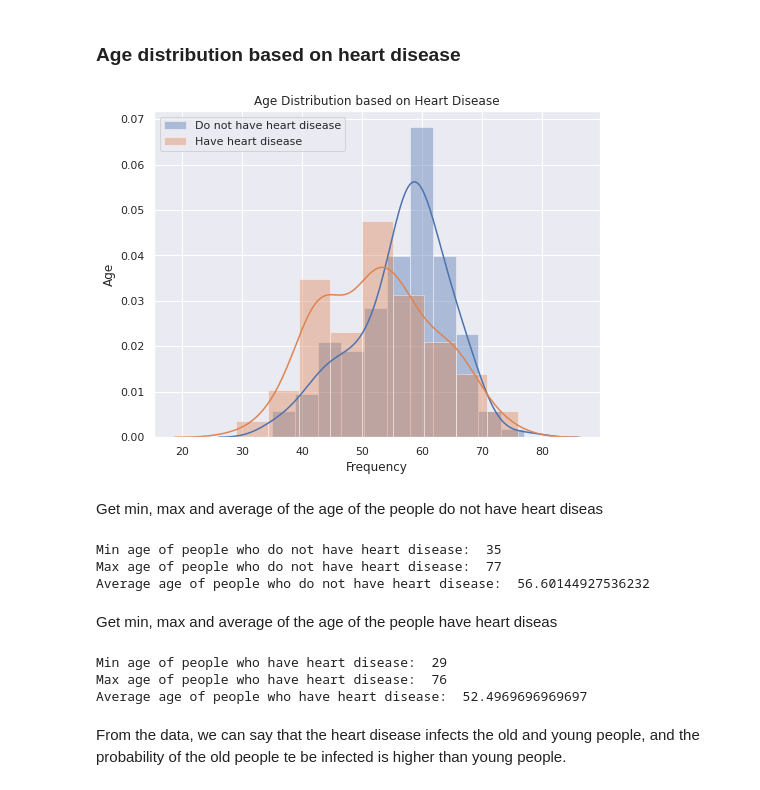
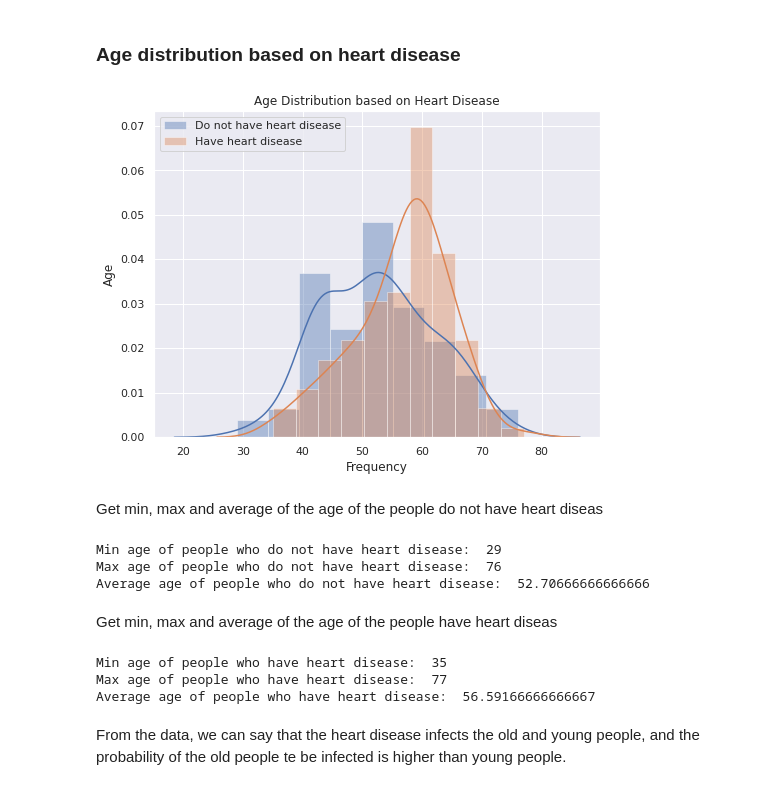
Before and after one commit to NamrathaHV/Heart_Disease_Prediction, a Jupyter notebook: Heart_Disease_Prediction.ipynb, the cells around one changed output. Drawn from its saved outputs; the diff is of its cells as text; code cells hidden in the pictures.

```diff
--- a/Heart_Disease_Prediction.ipynb
+++ b/Heart_Disease_Prediction.ipynb
@@ -387,35 +379,35 @@ Percentage of Male Patients:68.32%
 ### **Age distribution based on heart disease**
 # %%
 # Display age distribution based on heart disease
-sns.distplot(dataset[dataset['target'] == 0]['age'], label='Do not have heart disease')
-sns.distplot(dataset[dataset['target'] == 1]['age'], label = 'Have heart disease')
+sns.distplot(dataset[dataset['target'] == 1]['age'], label='Do not have heart disease')
+sns.distplot(dataset[dataset['target'] == 2]['age'], label = 'Have heart disease')
 plt.xlabel('Frequency')
 plt.ylabel('Age')
 plt.title('Age Distribution based on Heart Disease')
 plt.legend()
 plt.show()
 # %% [output]
-[figure, old version]
+[figure, new version]
 # %% [markdown]
 Get min, max and average of the age of the people do not have heart diseas
 # %%
-print('Min age of people who do not have heart disease: ', min(dataset[dataset['target'] == 0]['age']))
-print('Max age of people who do not have heart disease: ', max(dataset[dataset['target'] == 0]['age']))
-print('Average age of people who do not have heart disease: ', dataset[dataset['target'] == 0]['age'].mean())
+print('Min age of people who do not have heart disease: ', min(dataset[dataset['target'] == 1]['age']))
+print('Max age of people who do not have heart disease: ', max(dataset[dataset['target'] == 1]['age']))
+print('Average age of people who do not have heart disease: ', dataset[dataset['target'] == 1]['age'].mean())
 # %% [output]
-Min age of people who do not have heart disease:  35
-Max age of people who do not have heart disease:  77
-Average age of people who do not have heart disease:  56.60144927536232
+Min age of people who do not have heart disease:  29
+Max age of people who do not have heart disease:  76
+Average age of people who do not have heart disease:  52.70666666666666
 # %% [markdown]
 Get min, max and average of the age of the people have heart diseas
 # %%
-print('Min age of people who have heart disease: ', min(dataset[dataset['target'] == 1]['age']))
-print('Max age of people who have heart disease: ', max(dataset[dataset['target'] == 1]['age']))
-print('Average age of people who have heart disease: ', dataset[dataset['target'] == 1]['age'].mean())
+print('Min age of people who have heart disease: ', min(dataset[dataset['target'] == 2]['age']))
+print('Max age of people who have heart disease: ', max(dataset[dataset['target'] == 2]['age']))
+print('Average age of people who have heart disease: ', dataset[dataset['target'] == 2]['age'].mean())
 # %% [output]
-Min age of people who have heart disease:  29
-Max age of people who have heart disease:  76
-Average age of people who have heart disease:  52.4969696969697
+Min age of people who have heart disease:  35
+Max age of people who have heart disease:  77
+Average age of people who have heart disease:  56.59166666666667
 # %% [markdown]
 From the data, we can say that the heart disease infects the old and young people, and the probability of the old people te be infected is higher than young people.
 # %% [markdown]
```
Also changed, not shown: parts of 107 cells of this notebook.
